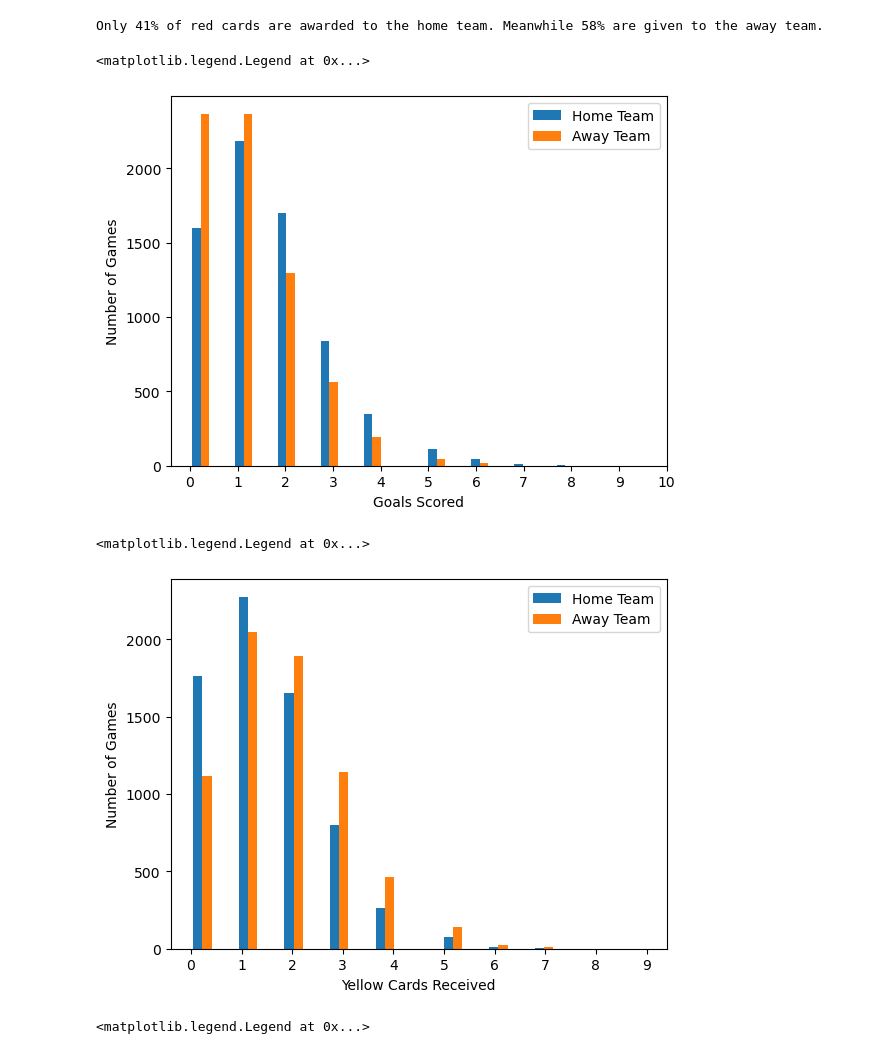
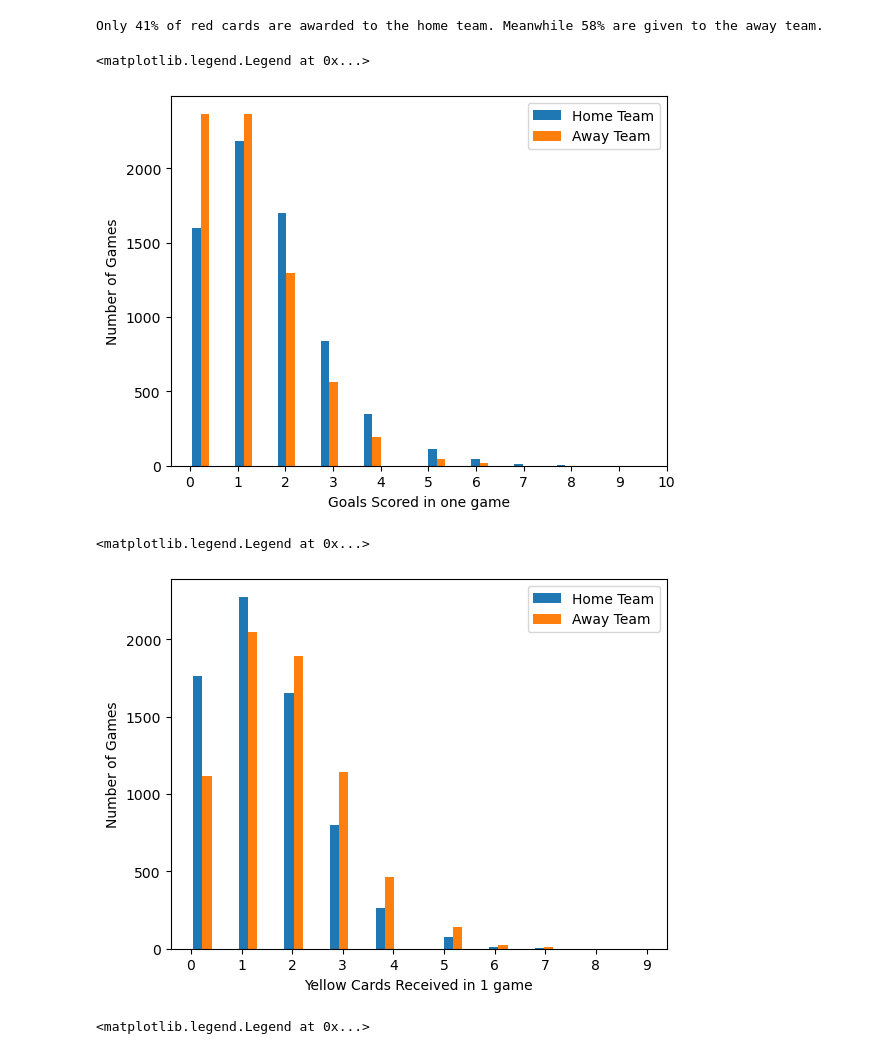
Before and after one commit to Kevin002023/PFDA-Assignment, a Jupyter notebook: PFDA -Assignment.ipynb, the cells around one changed output. Saved outputs shown, nothing was run; the diff lists cells and outputs as text; code cells hidden in the pictures.

```diff
--- a/PFDA -Assignment.ipynb
+++ b/PFDA -Assignment.ipynb
@@ -184,25 +184,25 @@ away_r = prem_df['AR'] # dataframe with just away red cards
 # %%
 #Create a histogram showing the distribution of goals scored both home and away
 
 plt.hist([home_goals, away_goals], 20, label = ['Home Team', 'Away Team'])
 plt.xticks(range(0, 11))
 plt.ylabel("Number of Games")
-plt.xlabel("Goals Scored")
+plt.xlabel("Goals Scored in one game")
 plt.legend()
 # %% [output]
 <matplotlib.legend.Legend at 0x...>
-[figure, old version]
+[figure, new version]
 # %%
 #Create a histogram showing the distribution of yellow cards received both home and away
 
 plt.hist([home_y, away_y], 20, label = ['Home Team', 'Away Team'])
 plt.xticks(range(10))
 plt.ylabel("Number of Games")
-plt.xlabel("Yellow Cards Received")
+plt.xlabel("Yellow Cards Received in 1 game")
 plt.legend()
 # %% [output]
 <matplotlib.legend.Legend at 0x...>
-[figure, old version]
+[figure, new version]
 # %%
 #Create a histogram showing the distribution of yellow cards received both home and away
 
```
Also changed, not shown: parts of 36 cells of this notebook.
